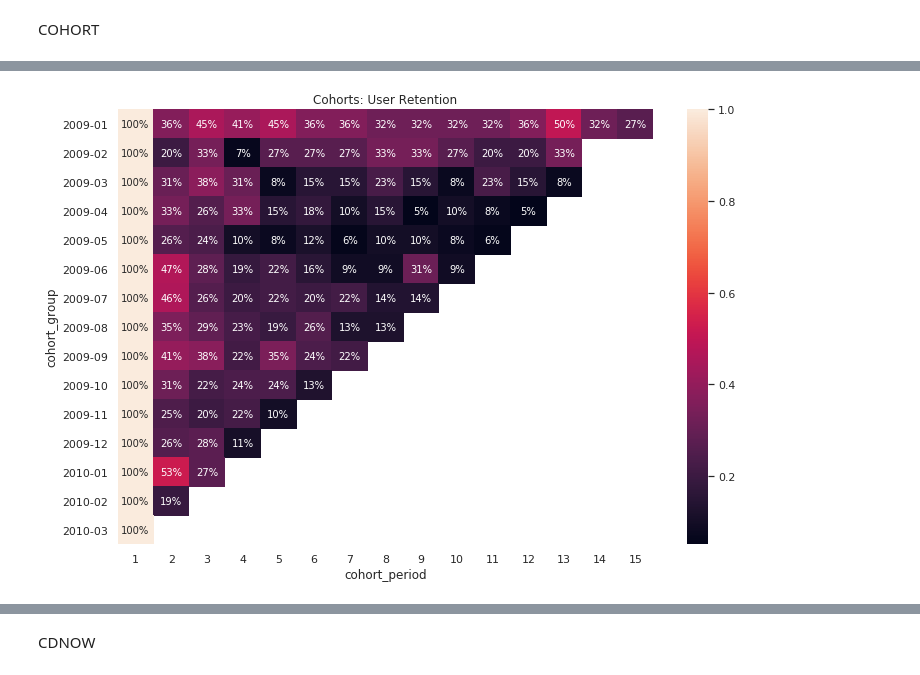
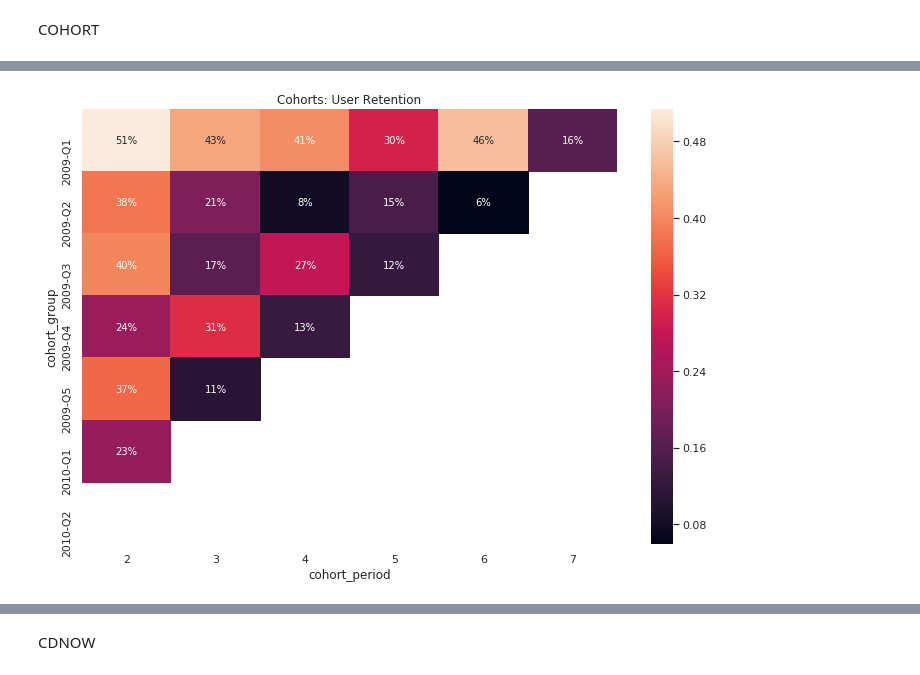
Before and after one commit to pfcor/pycrm, a Jupyter notebook: pycrm-dev-nb.ipynb, the cells around one changed output, grey strips where cells are left out. Cells and saved outputs as stored; diff of their text form; code cells hidden in the pictures.

Commit message:
starting implementation of cohort analysis

```diff
--- a/pycrm-dev-nb.ipynb
+++ b/pycrm-dev-nb.ipynb
@@ -83,5 +28,5 @@ df.columns = ["order_id", "order_date", "customer_id", "order_value", "sku", "pu
 # %%
-user_retention_matrix = user_retention_matrix(df, cohort_frequency="M")
-plot_user_retention_matrix(user_retention_matrix)
+user_retention_matrix = pycrm.user_retention_matrix(df, cohort_frequency="Q")
+pycrm.plotting.plot_user_retention_matrix(user_retention_matrix.iloc[1:])
 # %% [output]
-[figure, old version]
+[figure, new version]
```
Also changed, not shown: parts of 16 cells of this notebook, 2 other files.
